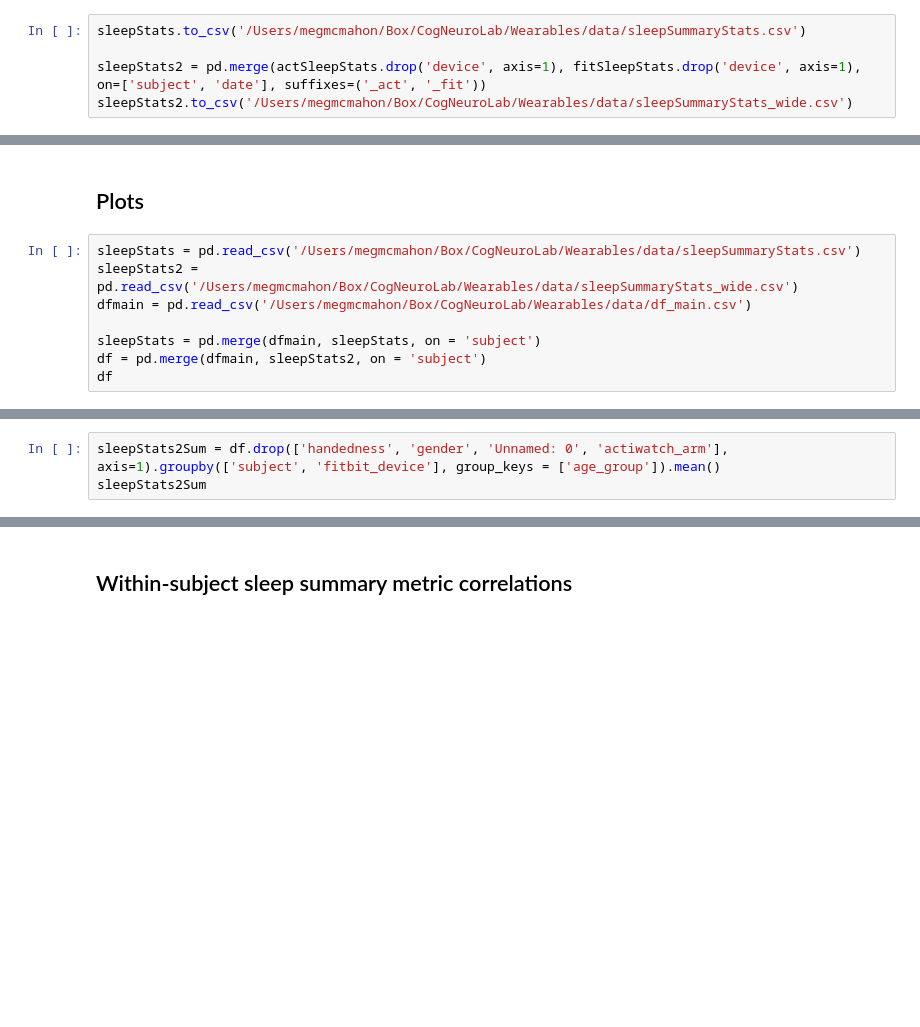
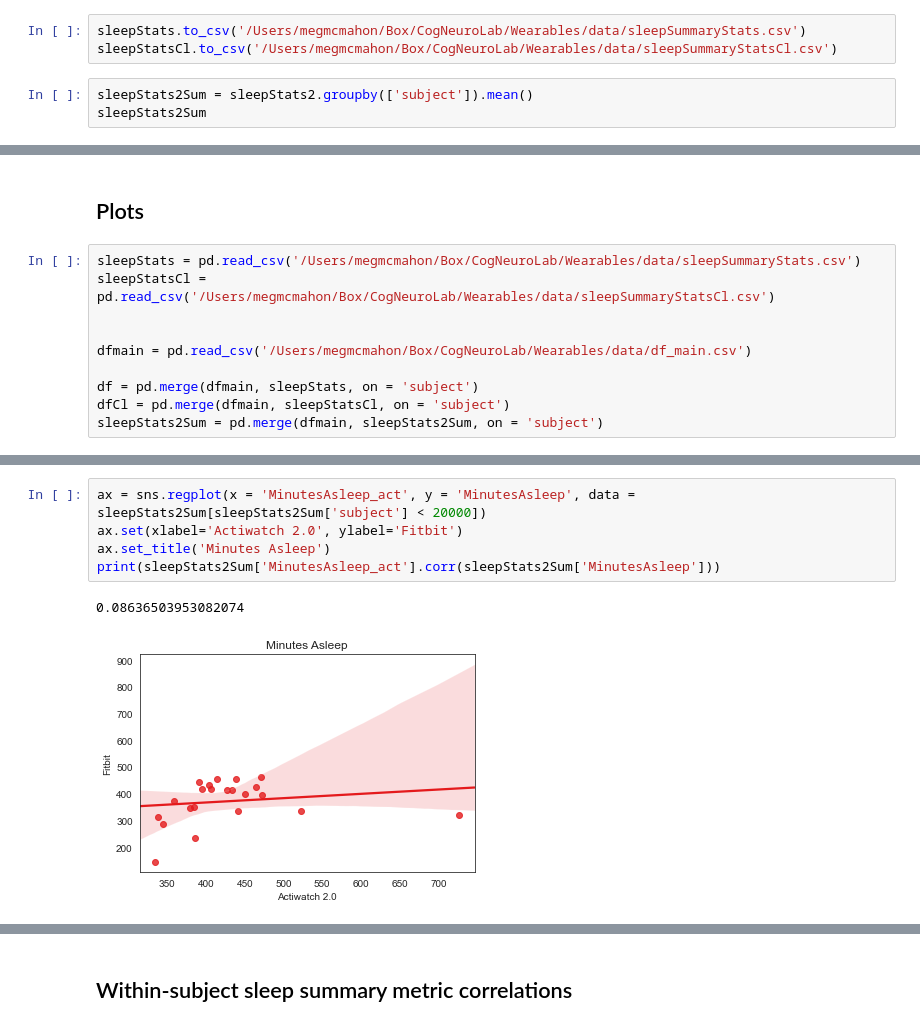
Before and after one commit to UTCogNeuroLab/wearables, a Jupyter notebook: notebooks/Sleep Summary Stats.ipynb, the cells around one changed output, grey strips where cells are left out. Saved outputs shown, nothing was run; the diff lists cells and outputs as text; blank space fills up the shorter version.

Commit message:
updated sleep summary stats scripts

```diff
--- a/notebooks/Sleep Summary Stats.ipynb
+++ b/notebooks/Sleep Summary Stats.ipynb
@@ -271,5 +359,6 @@ sleepStats
 # %%
 sleepStats.to_csv('/Users/megmcmahon/Box/CogNeuroLab/Wearables/data/sleepSummaryStats.csv')
-
-sleepStats2 = pd.merge(actSleepStats.drop('device', axis=1), fitSleepStats.drop('device', axis=1), on=['subject', 'date'], suffixes=('_act', '_fit'))
-sleepStats2.to_csv('/Users/megmcmahon/Box/CogNeuroLab/Wearables/data/sleepSummaryStats_wide.csv')
+sleepStatsCl.to_csv('/Users/megmcmahon/Box/CogNeuroLab/Wearables/data/sleepSummaryStatsCl.csv')
+# %%
+sleepStats2Sum = sleepStats2.groupby(['subject']).mean()
+sleepStats2Sum
@@ -277,9 +381,11 @@ sleepStats2.to_csv('/Users/megmcmahon/Box/CogNeuroLab/Wearables/data/sleepSummar
 ## Plots
 # %%
 sleepStats = pd.read_csv('/Users/megmcmahon/Box/CogNeuroLab/Wearables/data/sleepSummaryStats.csv')
-sleepStats2 = pd.read_csv('/Users/megmcmahon/Box/CogNeuroLab/Wearables/data/sleepSummaryStats_wide.csv')
+sleepStatsCl = pd.read_csv('/Users/megmcmahon/Box/CogNeuroLab/Wearables/data/sleepSummaryStatsCl.csv')
+
+
 dfmain = pd.read_csv('/Users/megmcmahon/Box/CogNeuroLab/Wearables/data/df_main.csv')
 
-sleepStats = pd.merge(dfmain, sleepStats, on = 'subject')
-df = pd.merge(dfmain, sleepStats2, on = 'subject')
-df
+df = pd.merge(dfmain, sleepStats, on = 'subject')
+dfCl = pd.merge(dfmain, sleepStatsCl, on = 'subject')
+sleepStats2Sum = pd.merge(dfmain, sleepStats2Sum, on = 'subject')
@@ -325,3 +399,0 @@ sleepStats2Sum.index.get_level_values(1).to_list()
-# %%
-sleepStats2Sum = df.drop(['handedness', 'gender', 'Unnamed: 0', 'actiwatch_arm'], axis=1).groupby(['subject', 'fitbit_device'], group_keys = ['age_group']).mean()
-sleepStats2Sum
@@ -347,0 +441,8 @@ sleepStats2Sum
+# %%
+ax = sns.regplot(x = 'MinutesAsleep_act', y = 'MinutesAsleep', data = sleepStats2Sum[sleepStats2Sum['subject'] < 20000])
+ax.set(xlabel='Actiwatch 2.0', ylabel='Fitbit')
+ax.set_title('Minutes Asleep')
+print(sleepStats2Sum['MinutesAsleep_act'].corr(sleepStats2Sum['MinutesAsleep']))
+# %% [output]
+0.08636503953082074
+[figure, added]
```
Also changed, not shown: parts of 50 cells of this notebook, 4 other files.
